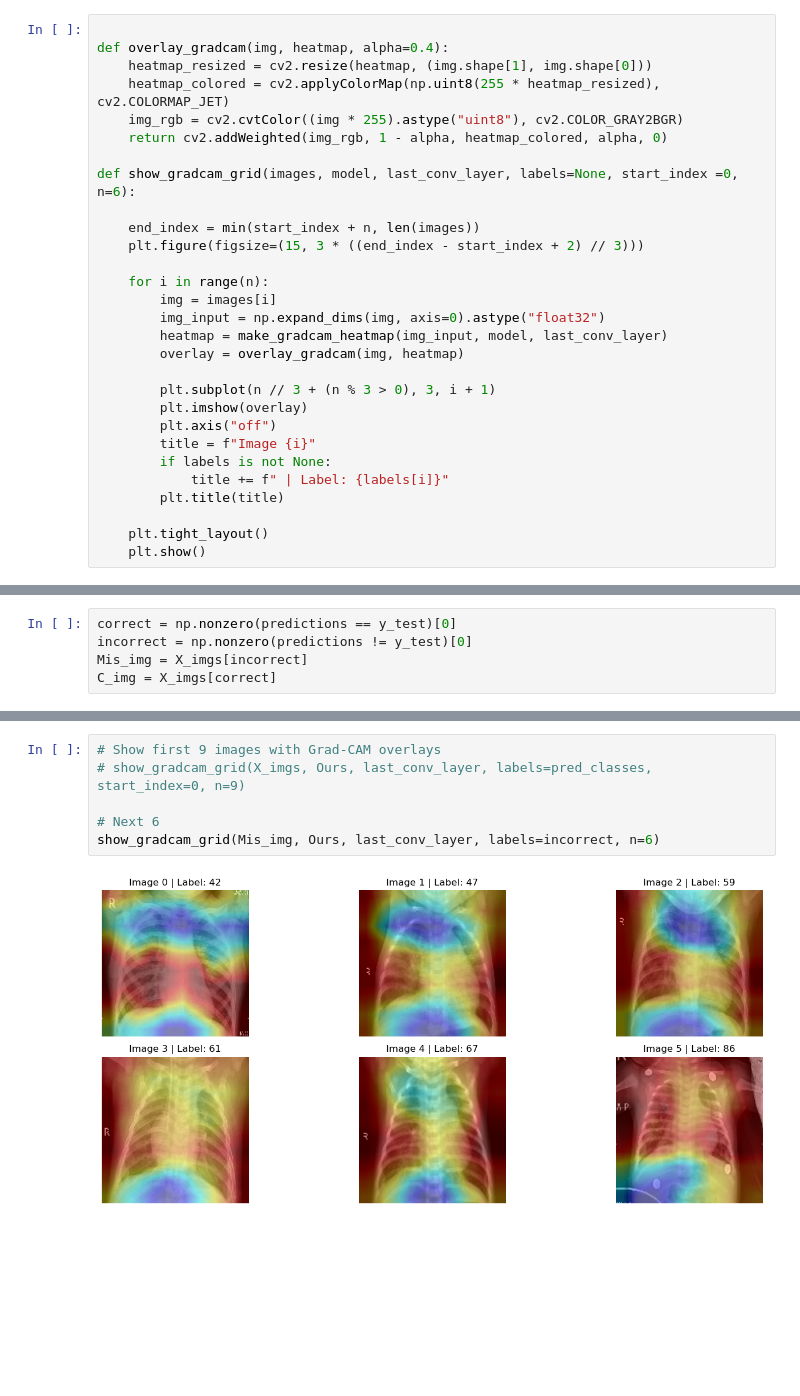
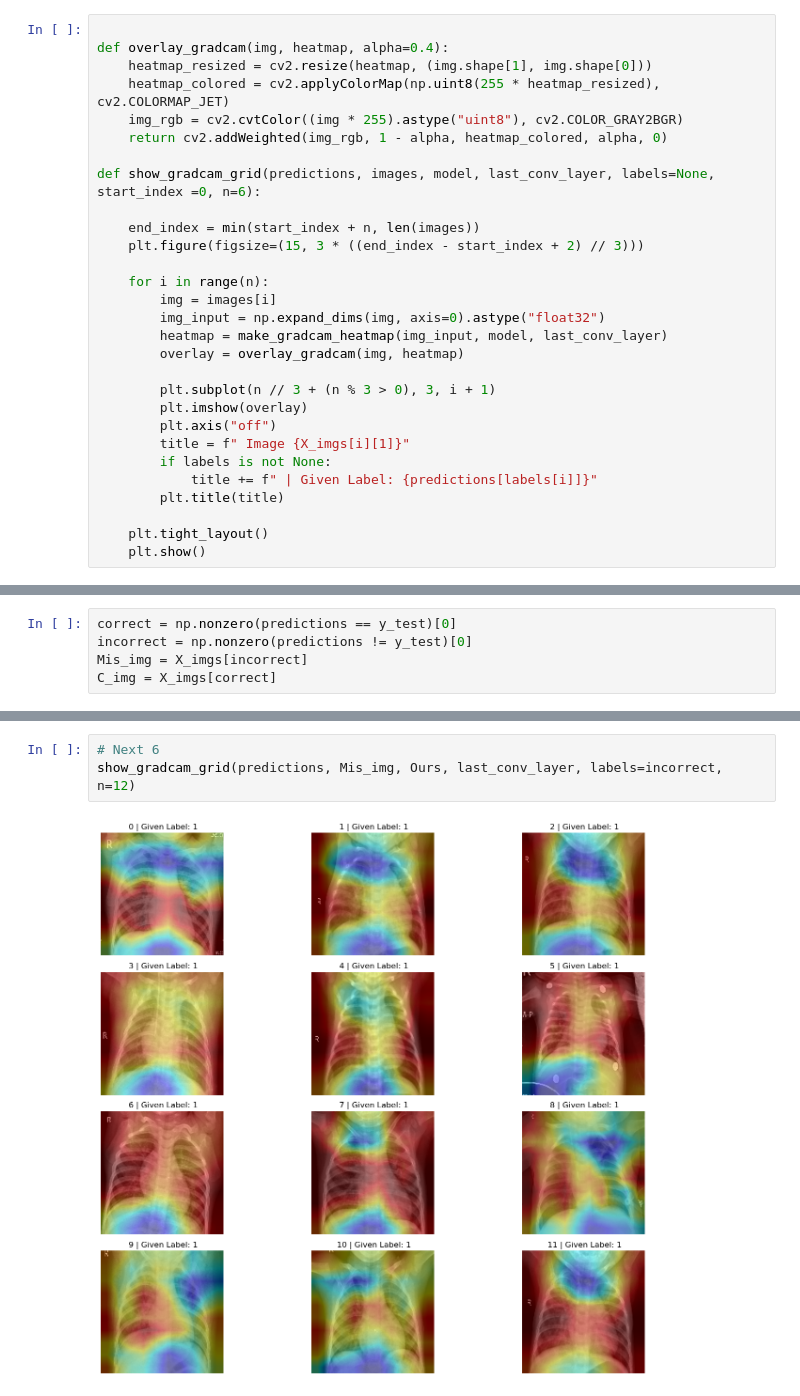
Before and after one commit to GabrielaGroenenewegenVanDerWeijden/DS_Ass2, a Jupyter notebook: XAI.ipynb, the cells around one changed output, grey strips where cells are left out. Saved outputs shown, nothing was run; the diff lists cells and outputs as text; blank space fills up the shorter version.

```diff
--- a/XAI.ipynb
+++ b/XAI.ipynb
@@ -123,7 +124,7 @@ def overlay_gradcam(img, heatmap, alpha=0.4):
     img_rgb = cv2.cvtColor((img * 255).astype("uint8"), cv2.COLOR_GRAY2BGR)
     return cv2.addWeighted(img_rgb, 1 - alpha, heatmap_colored, alpha, 0)
 
-def show_gradcam_grid(images, model, last_conv_layer, labels=None, start_index =0, n=6):
+def show_gradcam_grid(predictions, images, model, last_conv_layer, labels=None, start_index =0, n=6):
 
     end_index = min(start_index + n, len(images))
     plt.figure(figsize=(15, 3 * ((end_index - start_index + 2) // 3)))
@@ -137,9 +138,9 @@ def show_gradcam_grid(images, model, last_conv_layer, labels=None, start_index =
         plt.subplot(n // 3 + (n % 3 > 0), 3, i + 1)
         plt.imshow(overlay)
         plt.axis("off")
-        title = f"Image {i}"
+        title = f" Image {X_imgs[i][1]}"
         if labels is not None:
-            title += f" | Label: {labels[i]}"
+            title += f" | Given Label: {predictions[labels[i]]}"
         plt.title(title)
 
     plt.tight_layout()
@@ -177,8 +166,5 @@ C_img = X_imgs[correct]
 # %%
-# Show first 9 images with Grad-CAM overlays
-# show_gradcam_grid(X_imgs, Ours, last_conv_layer, labels=pred_classes, start_index=0, n=9)
-
 # Next 6
-show_gradcam_grid(Mis_img, Ours, last_conv_layer, labels=incorrect, n=6)
+show_gradcam_grid(predictions, Mis_img, Ours, last_conv_layer, labels=incorrect, n=12)
 # %% [output]
-[figure, old version]
+[figure, new version]
```
Also changed, not shown: parts of 6 cells of this notebook.
